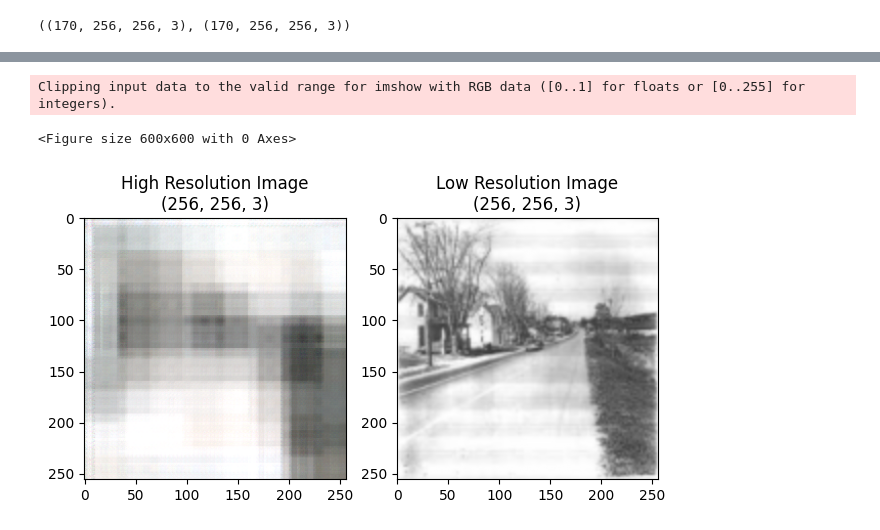
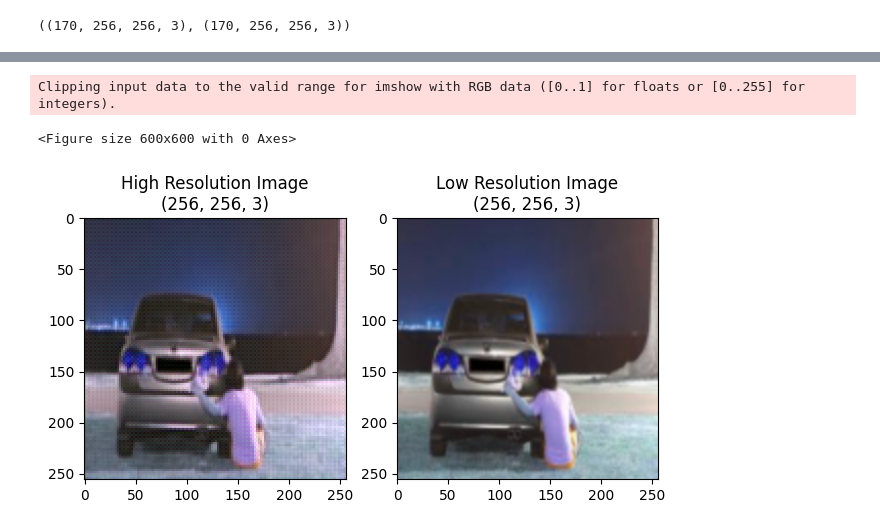
Before and after one commit to kaushikm10/CSCI-5922-Deep-Learning-Project, a Jupyter notebook: model.ipynb, the cells around one changed output, grey strips where cells are left out. Drawn from its saved outputs; the diff is of its cells as text; code cells hidden in the pictures.

Commit message:
model 2

```diff
--- a/model.ipynb
+++ b/model.ipynb
@@ -102,3 +83,34 @@ def getModel(input_shape):
+# %%
+def getModel(input_shape):
+    input_layer = Input(shape=input_shape, name='Input_Layer')
+    conv1 = Conv2D(filters=32, kernel_size=3, padding='same', strides=2, name='Conv2D_1')(input_layer)
+    batch1 = BatchNormalization(name='BatchNormalization_1')(conv1)
+    leaky1 = LeakyReLU(0.3, name="LeakyReLU_1")(batch1)
+    maxpool1 = MaxPool2D(pool_size=2, name='MaxPool_1')(leaky1)
+    conv2 = Conv2D(filters=64, kernel_size=3, padding='same', strides=2, name='Conv2D_2')(maxpool1)
+    batch2 = BatchNormalization(name="BatchNormalization_2")(conv2)
+    leaky2 = LeakyReLU(0.3, name="LeakyReLU_2")(batch2)
+    maxpool2 = MaxPool2D(pool_size=2, name='MaxPool_2')(leaky2)
+    conv3 = Conv2D(filters=128, kernel_size=3, padding='same', activation='relu', name='Conv2D_3')(maxpool2)
+    maxpool3 = MaxPool2D(pool_size=2, name='MaxPool_3')(conv3)
+    conv4 = Conv2D(filters=256, kernel_size=3, padding='same', activation='relu', name='Conv2D_4')(maxpool3)
+    maxpool4 = MaxPool2D(pool_size=2, name='MaxPool_4')(conv4)
+
+    convt1 = Conv2DTranspose(filters=256, kernel_size=3, padding='same', activation='relu', name='Conv2DTranspose_1')(maxpool4)
+    up1 = UpSampling2D(size=2, name='UpSampling2D_1')(convt1)
+    convt2 = Conv2DTranspose(filters=128, kernel_size=3, padding='same', activation='relu', name='Conv2DTranspose_2')(up1)
+    up2 = UpSampling2D(size=2, name='UpSampling2D_2')(convt2)
+    convt3 = Conv2DTranspose(filters=32, kernel_size=3, padding='same', strides=2, activation='relu', name='Conv2DTranspose_3')(up2)
+    up3 = UpSampling2D(size=2, name='UpSampling2D_3')(convt3)
+    add1 = add([maxpool1, up3])
+    convt4 = Conv2DTranspose(filters=32, kernel_size=3, padding='same', strides=2, activation='relu', name='Conv2DTranspose_4')(add1)
+    add2 = add([conv1, convt4])
+    convt5 = Conv2DTranspose(filters=3, kernel_size=3, padding='same', activation='relu', name='Conv2DTranspose_5')(add2)
+    up4 = UpSampling2D(size=2, name="UpSampling2D_4")(convt5)
+
+
+    model = Model(inputs=input_layer, outputs=up4, name='Model')
+    return model
 # %%
 model = getModel(input_shape=(256,256,3))
 # %%
@@ -124,6 +136,6 @@ _________________________________________________________________
 # %%
-model.compile(optimizer='adam', loss='mse')
+model.compile(optimizer='adam', loss='mean_absolute_error', metrics=['acc'])
 # %%
-hist = model.fit(X_train, y_train, epochs=50, batch_size=32, validation_split=0.2)
+hist = model.fit(X_train, y_train, epochs=50, batch_size=64, validation_split=0.2)
 # %% [output]
 Epoch 1/50
@@ -171,15 +183,15 @@ preds.shape
 # %%
 plt.figure(figsize=(6, 6))
 fig, ax = plt.subplots(1, 2)
-img_high_res = preds[2]
-img_low_res = X_val[2]
+img_high_res = preds[10]
+img_low_res = X_val[10]
 ax[0].imshow(img_high_res)
 ax[1].imshow(img_low_res)
 ax[0].set_title(f'High Resolution Image\n{img_high_res.shape}')
 ax[1].set_title(f'Low Resolution Image\n{img_low_res.shape}')
 plt.tight_layout()
 plt.show()
 # %% [output]
 Clipping input data to the valid range for imshow with RGB data ([0..1] for floats or [0..255] for integers).
 <Figure size 600x600 with 0 Axes>
-[figure, old version]
+[figure, new version]
```
Also changed, not shown: parts of 10 cells of this notebook, 1 other file.
